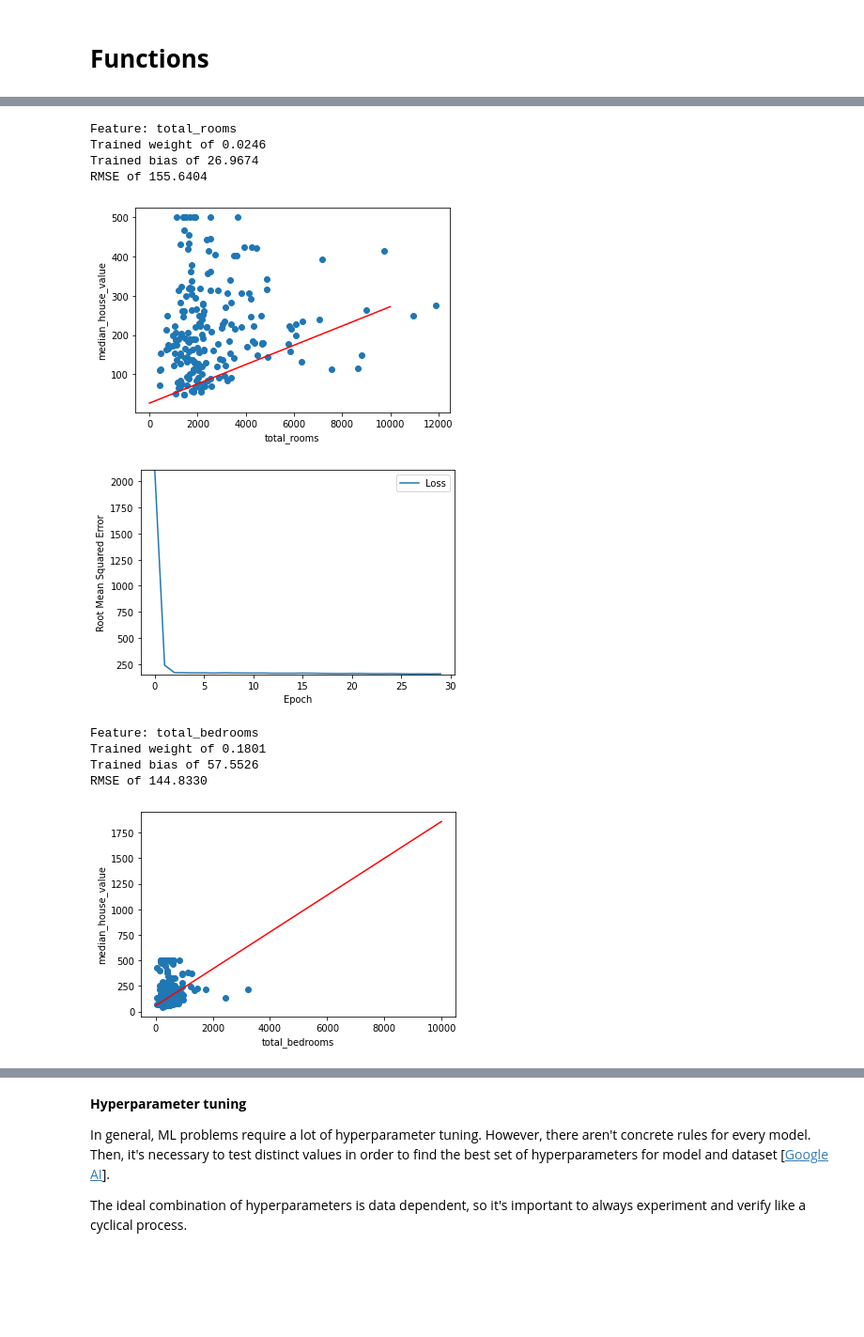
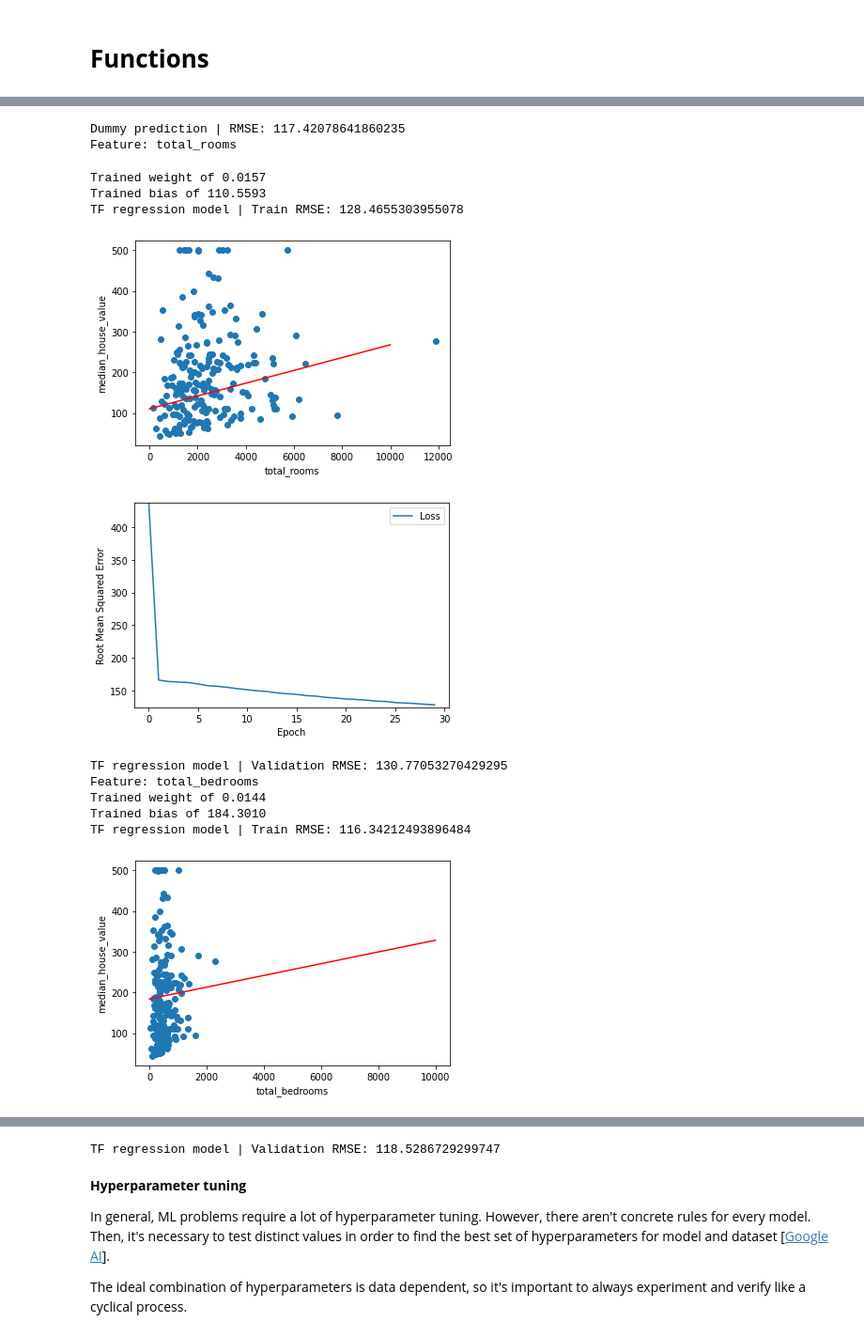
Before and after one commit to llcorrea/TensorFlow_module, a Jupyter notebook: TensorFlow_module.ipynb, the cells around one changed output, grey strips where cells are left out. Shown at 94% size. Cells and saved outputs as stored; diff of their text form; code cells hidden in the pictures; blank space fills up the shorter version.

Commit message:
Train and validation steps

```diff
--- a/TensorFlow_module.ipynb
+++ b/TensorFlow_module.ipynb
@@ -47,9 +64,10 @@ def build_model(learning_rate, n_features):
 # %%
-def train_model(model, x_df, y_df, features, label, epochs, batch_size):
+def train_model(model, x_df, y_df, features, epochs, batch_size):
   history = model.fit(x=x_df[features],
                       y=y_df,
                       batch_size=batch_size,
-                      epochs=epochs, verbose=0)
+                      epochs=epochs,
+                      verbose=0)
 
   ##trained model's parameters
   trained_weight = model.get_weights()[0]
@@ -158,0 +190,13 @@ memory usage: 1.2 MB
+# %%
+features=['longitude', 'latitude', 'housing_median_age', 'total_rooms', 'total_bedrooms',	'population',	'households',	'median_income'] #independent variables
+features=['total_rooms', 'total_bedrooms']
+
+label='median_house_value' #target variable
+
+X = df[features]
+y = df[label]
+
+X_train, X_val, y_train, y_val = train_test_split(X, y, test_size=0.2, random_state=42)
+
+splitted_df=X_train.copy()
+splitted_df['median_house_value']=y_train.copy()
@@ -159,33 +209,37 @@ memory usage: 1.2 MB
 # %%
-features=['total_rooms', 'total_bedrooms']
-label='median_house_value'
+##call Dummy model
+print('Dummy prediction | RMSE:', dummy_prediction(X_train, y_train, X_val, y_val)) #prediction accuracy of the dummy classifier
 
+##call TF model
 learning_rate = 0.01
 lr_model=build_model(learning_rate, n_features=1)
-
-X_train, X_val, y_train, y_val = train_test_split(df[features], df[label], test_size=0.8, random_state=42)
 
 for var_x in features:
   print("Feature:", var_x)
   batch_size = 30
   epochs = 30
-  trained_weight, trained_bias, epochs, rmse=train_model(lr_model, X_train, y_train, var_x, label, epochs, batch_size)
 
-  print("Trained weight of %.4f" % trained_weight[0])
-  print("Trained bias of %.4f" % trained_bias[0])
-  print("RMSE of %.4f" % rmse.min())
+  trained_weight, trained_bias, epochs, rmse=train_model(lr_model, X_train, y_train, var_x, epochs, batch_size)
+  print("Trained weight of %.4f" % trained_weight)
+  print("Trained bias of %.4f" % trained_bias)
+  print('TF regression model | Train RMSE:', rmse.min())
 
-  plot_model(trained_weight, trained_bias, df, var_x, y)
+  plot_model(trained_weight, trained_bias, splitted_df, var_x, label)
   plot_loss_curve(epochs, rmse)
+
+  predicted_val=lr_model.predict_on_batch(X_val[var_x])
+  print('TF regression model | Validation RMSE:', np.sqrt(mean_squared_error(y_val, predicted_val)))
 # %% [output]
+Dummy prediction | RMSE: 117.42078641860235
 Feature: total_rooms
-Trained weight of 0.0246
-Trained bias of 26.9674
-RMSE of 155.6404
+Trained weight of 0.0157
+Trained bias of 110.5593
+TF regression model | Train RMSE: 128.4655303955078
-[figure, old version]
+[figure, new version]
-[figure, old version]
+[figure, new version]
-Feature: total_bedrooms
-Trained weight of 0.1801
-Trained bias of 57.5526
-RMSE of 144.8330
+TF regression model | Validation RMSE: 130.77053270429295
+Feature: total_bedrooms
+Trained weight of 0.0144
+Trained bias of 184.3010
+TF regression model | Train RMSE: 116.34212493896484
-[figure, old version]
+[figure, new version]
@@ -193,3 +247,4 @@ RMSE of 144.8330
+TF regression model | Validation RMSE: 118.5286729299747
 # %% [markdown]
 **Hyperparameter tuning**
 
```
Also changed, not shown: parts of 14 cells of this notebook.
